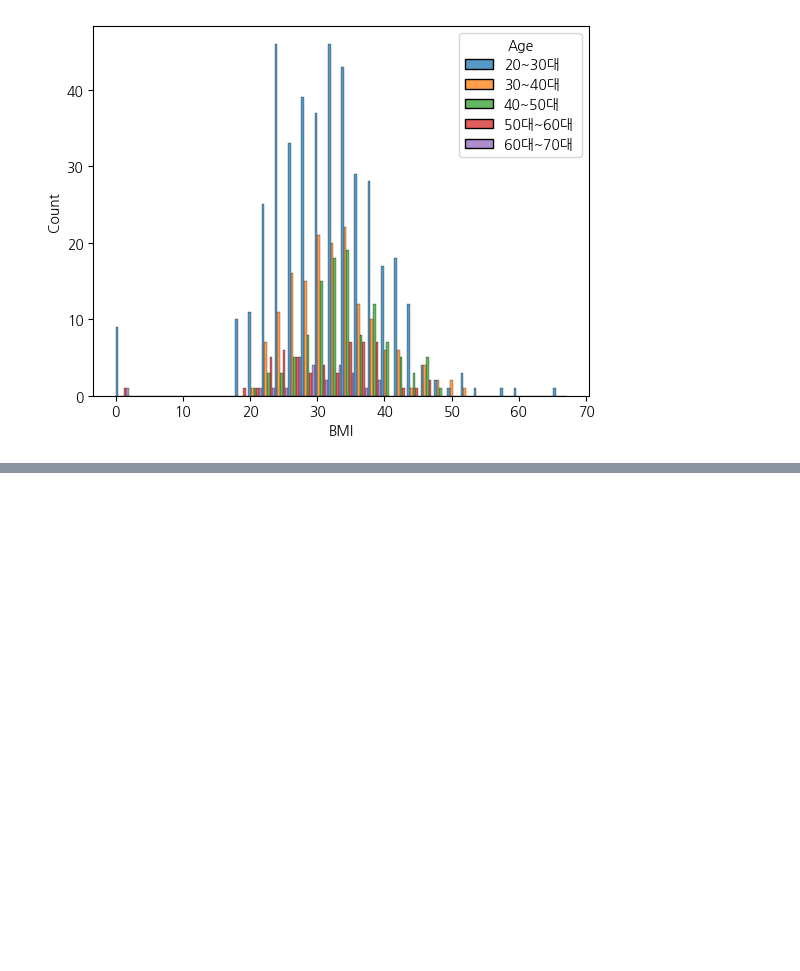
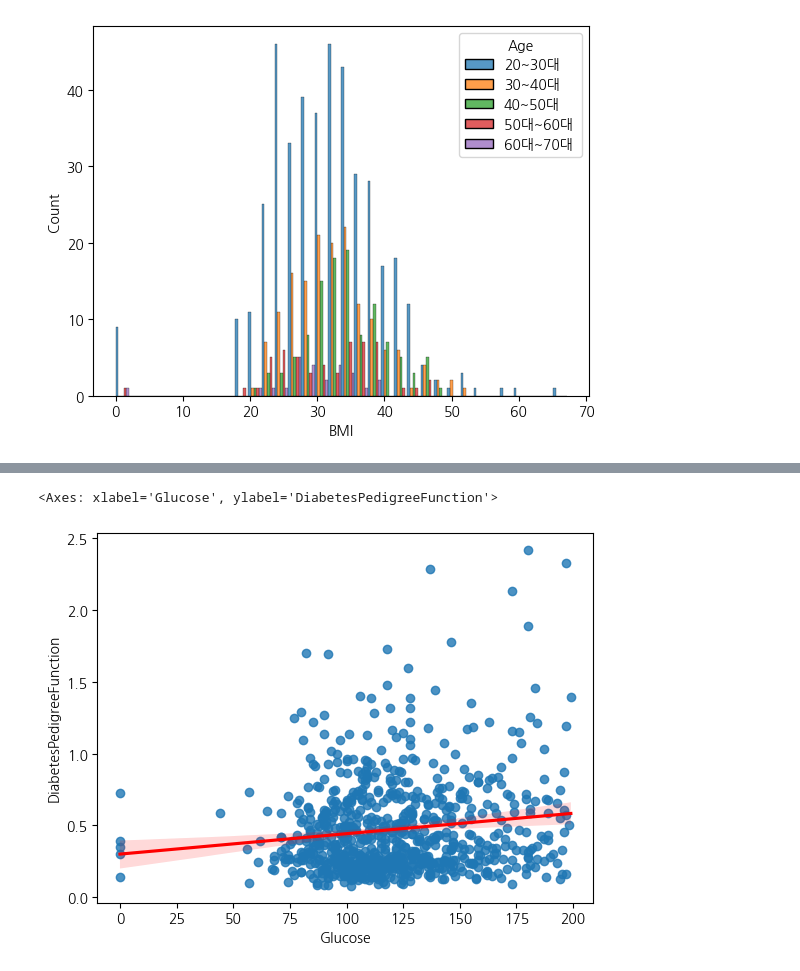
Before and after one commit to the9world/My_Study, a Jupyter notebook: Python_study/23년05월/230518/c_pima.ipynb, the cells around one changed output, grey strips where cells are left out. Cells and saved outputs as stored; diff of their text form; code cells hidden in the pictures; blank space fills up the shorter version.

```diff
--- a/Python_study/23년05월/230518/c_pima.ipynb
+++ b/Python_study/23년05월/230518/c_pima.ipynb
@@ -256,0 +255,5 @@ sns.regplot(y='SkinThickness', x='Outcome', data=df_data, line_kws={"color": "re
+# %%
+sns.regplot(x='Glucose', y='DiabetesPedigreeFunction', data=df_data, line_kws={"color": "red"})
+# %% [output]
+<Axes: xlabel='Glucose', ylabel='DiabetesPedigreeFunction'>
+[figure, added]
```
Also changed, not shown: parts of 55 cells of this notebook, 3 other files.
